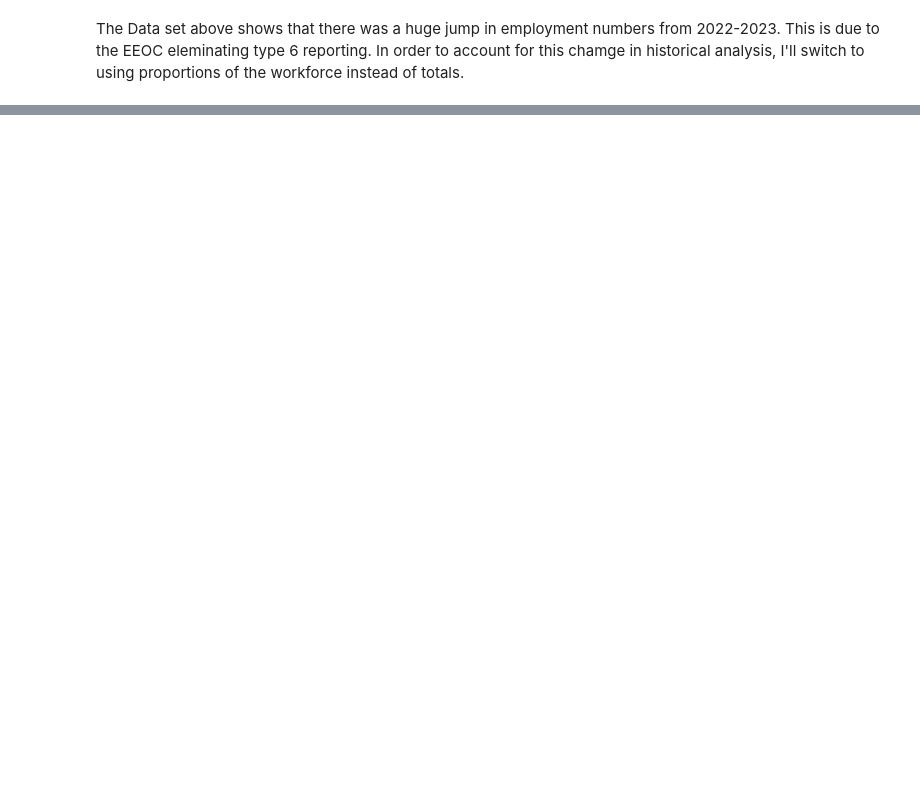
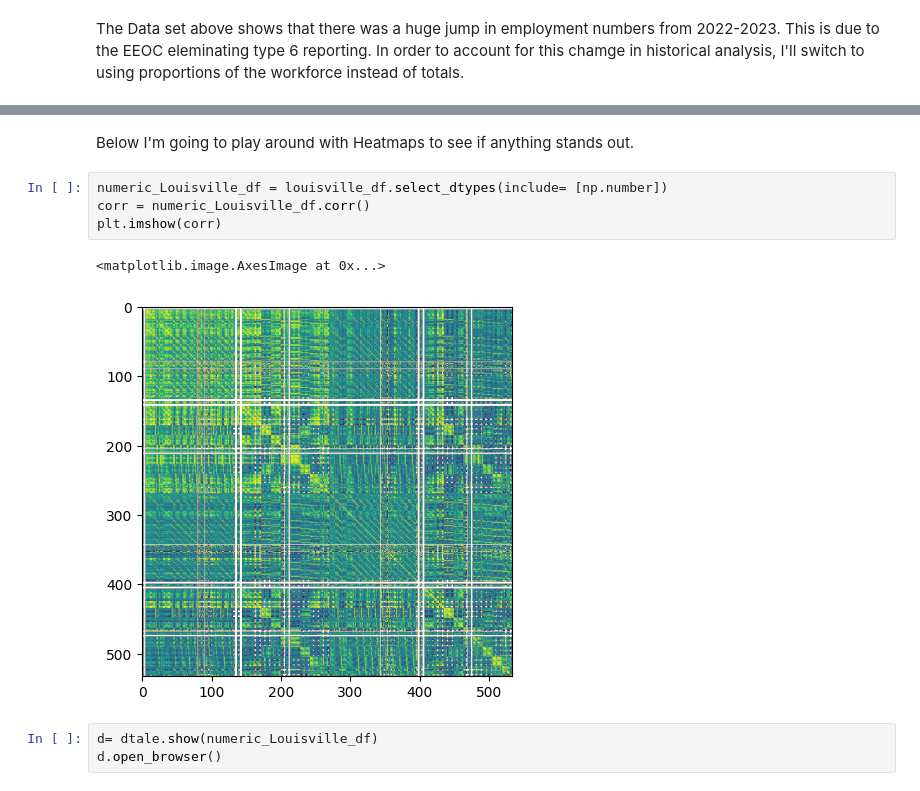
Before and after one commit to jfraz757/EEOC_Data_Exploration, a Jupyter notebook: EEOC_Files/EEOC1_EDA_Official.ipynb, the cells around one changed output, grey strips where cells are left out. Drawn from its saved outputs; the diff is of its cells as text; blank space fills up the shorter version.

```diff
--- a/EEOC_Files/EEOC1_EDA_Official.ipynb
+++ b/EEOC_Files/EEOC1_EDA_Official.ipynb
@@ -59,0 +156,12 @@ d.open_browser()
+# %% [markdown]
+Below I'm going to play around with Heatmaps to see if anything stands out.
+# %%
+numeric_Louisville_df = louisville_df.select_dtypes(include= [np.number])
+corr = numeric_Louisville_df.corr()
+plt.imshow(corr)
+# %% [output]
+<matplotlib.image.AxesImage at 0x...>
+[figure, added]
+# %%
+d= dtale.show(numeric_Louisville_df)
+d.open_browser()
```
Also changed, not shown: parts of 18 cells of this notebook, 28 other files.
